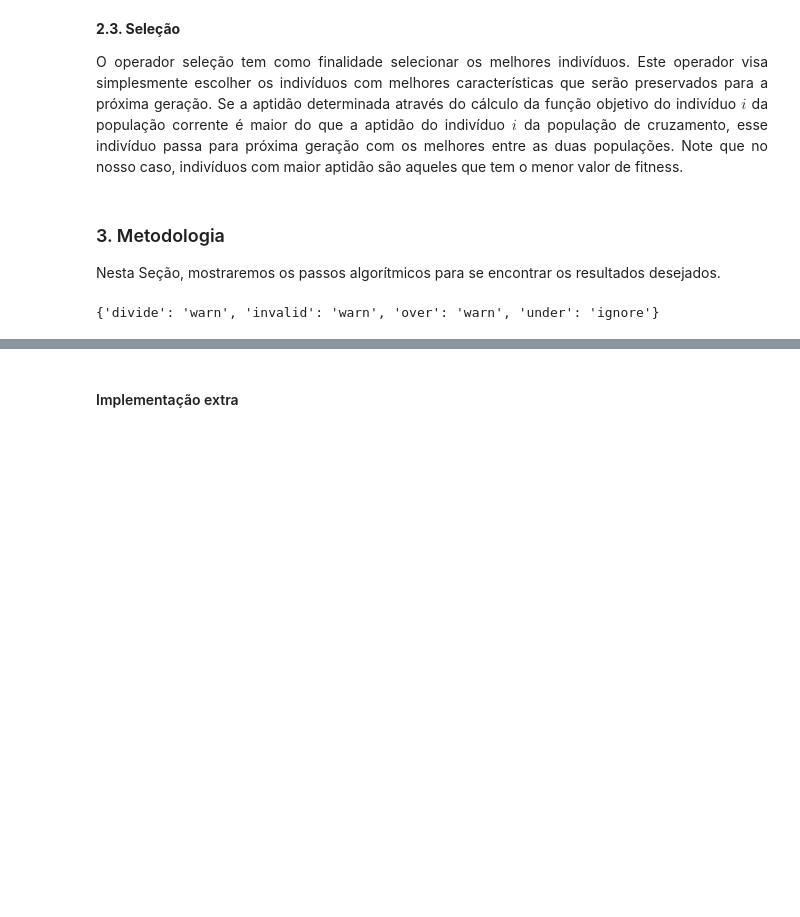
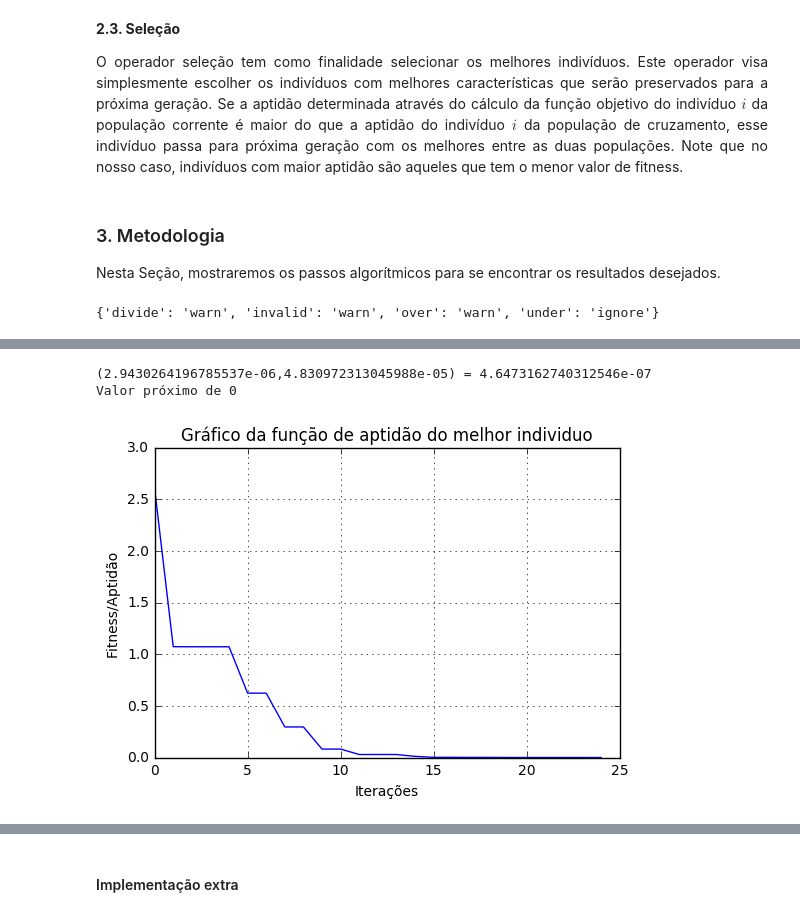
Before and after one commit to jvitorc17/topicosIA, a Jupyter notebook: evolucao-diferencial.ipynb, the cells around one changed output, grey strips where cells are left out. Saved outputs shown, nothing was run; the diff lists cells and outputs as text; code cells hidden in the pictures; blank space fills up the shorter version.

```diff
--- a/evolucao-diferencial.ipynb
+++ b/evolucao-diferencial.ipynb
@@ -217,0 +216,8 @@ plotar(resultado)
+# %%
+teste = ED(popsize=500,iterations=25, beta=0.5, Cr=0.5)
+plotParams = teste.runDE()
+plotar(plotParams)
+# %% [output]
+(2.9430264196785537e-06,4.830972313045988e-05) = 4.6473162740312546e-07
+Valor próximo de 0
+[figure, added]
```
Also changed, not shown: parts of 23 cells of this notebook.
